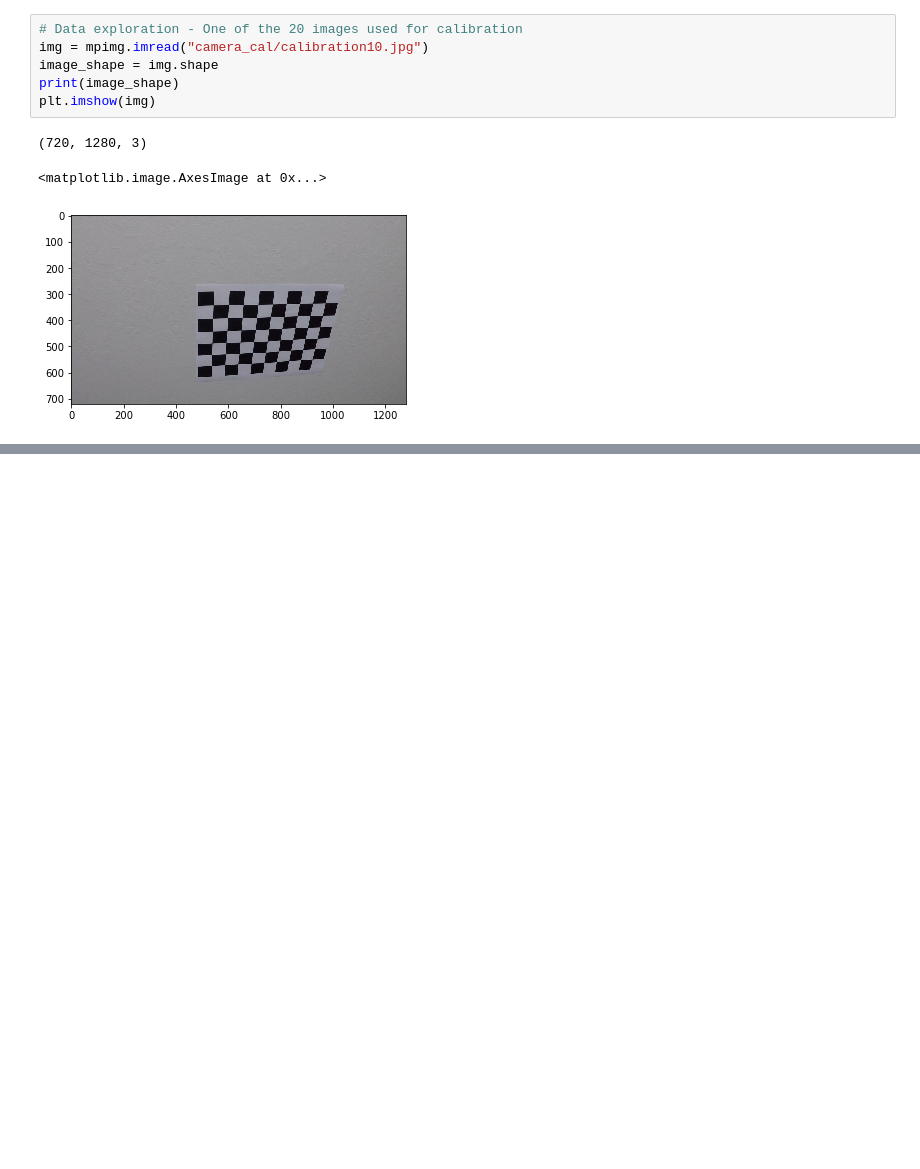
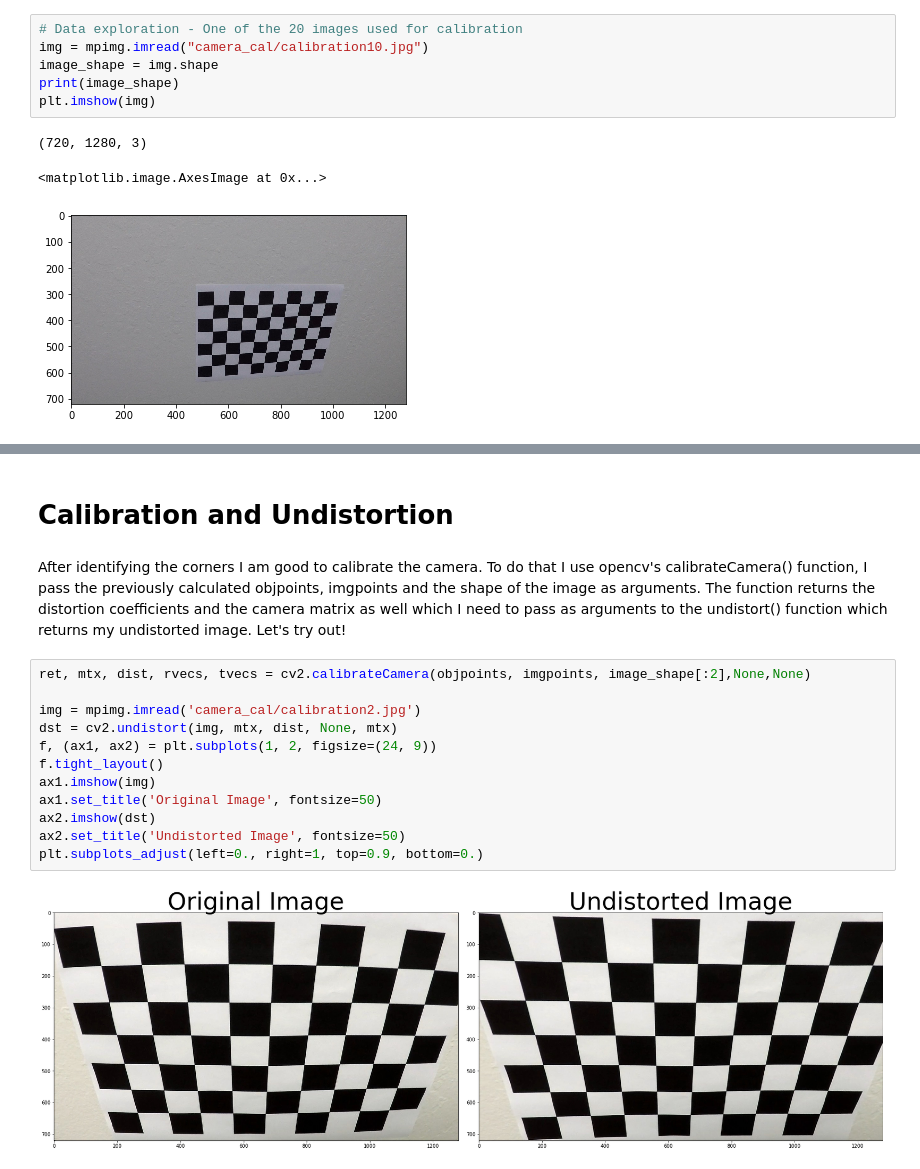
Before and after one commit to sandorgoda/Advanced-Lane-Finding, a Jupyter notebook: Advanced-Lane-Finding.ipynb, the cells around one changed output, grey strips where cells are left out. Drawn from its saved outputs; the diff is of its cells as text; blank space fills up the shorter version.

Commit message:
Camera calibration and image undistortion are implemented and tested.

```diff
--- a/Advanced-Lane-Finding.ipynb
+++ b/Advanced-Lane-Finding.ipynb
@@ -51,3 +54,22 @@ for fname in images:
         plt.imshow(img)
 # %% [output]
 [figure]
+# %% [markdown]
+# Calibration and Undistortion
+# %% [markdown]
+After identifying the corners I am good to calibrate the camera. To do that I use opencv's calibrateCamera() function, I pass the previously calculated objpoints, imgpoints and the shape of the image as arguments.
+The function returns the distortion coefficients and the camera matrix as well which I need to pass as arguments to the undistort() function which returns my undistorted image. Let's try out!
+# %%
+ret, mtx, dist, rvecs, tvecs = cv2.calibrateCamera(objpoints, imgpoints, image_shape[:2],None,None)
+
+img = mpimg.imread('camera_cal/calibration2.jpg')
+dst = cv2.undistort(img, mtx, dist, None, mtx)
+f, (ax1, ax2) = plt.subplots(1, 2, figsize=(24, 9))
+f.tight_layout()
+ax1.imshow(img)
+ax1.set_title('Original Image', fontsize=50)
+ax2.imshow(dst)
+ax2.set_title('Undistorted Image', fontsize=50)
+plt.subplots_adjust(left=0., right=1, top=0.9, bottom=0.)
+# %% [output]
+[figure, added]
```
Also changed, not shown: parts of 5 cells of this notebook.
